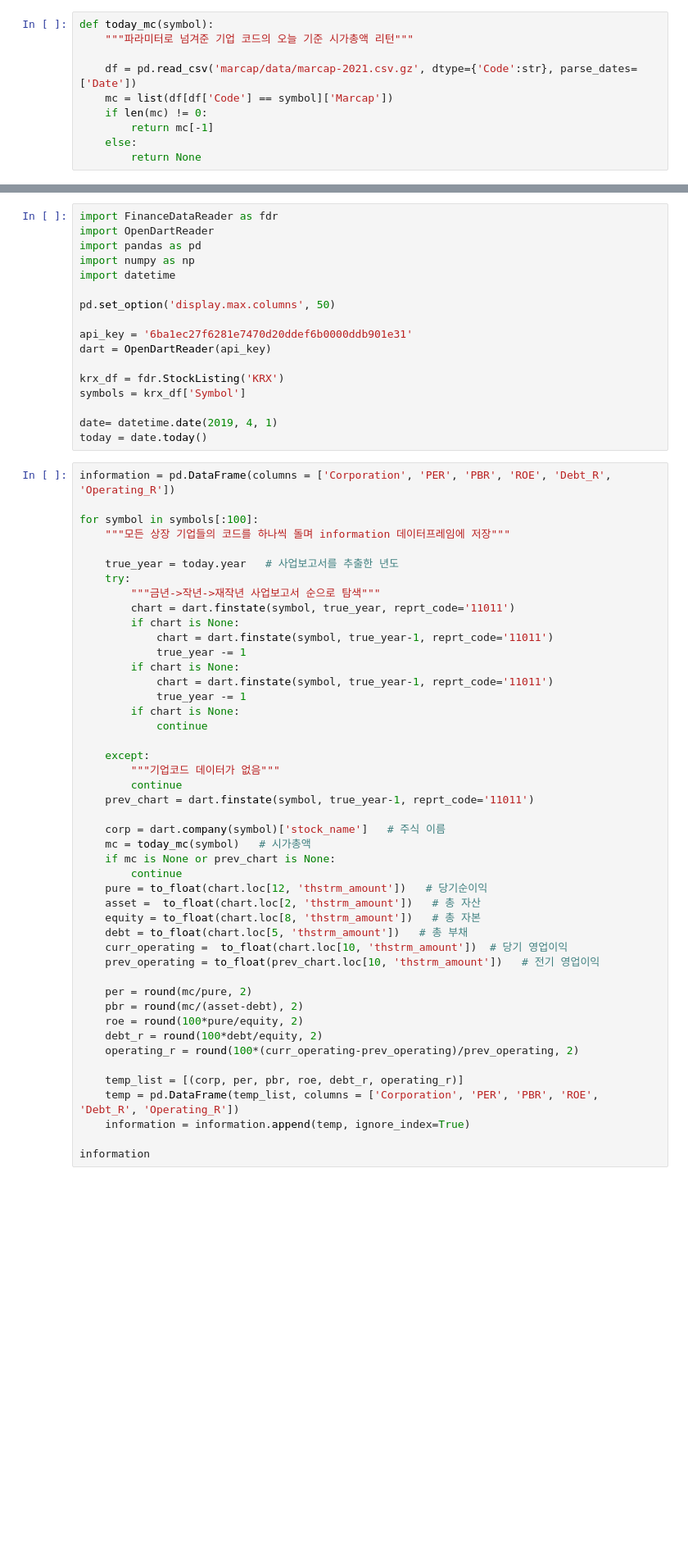
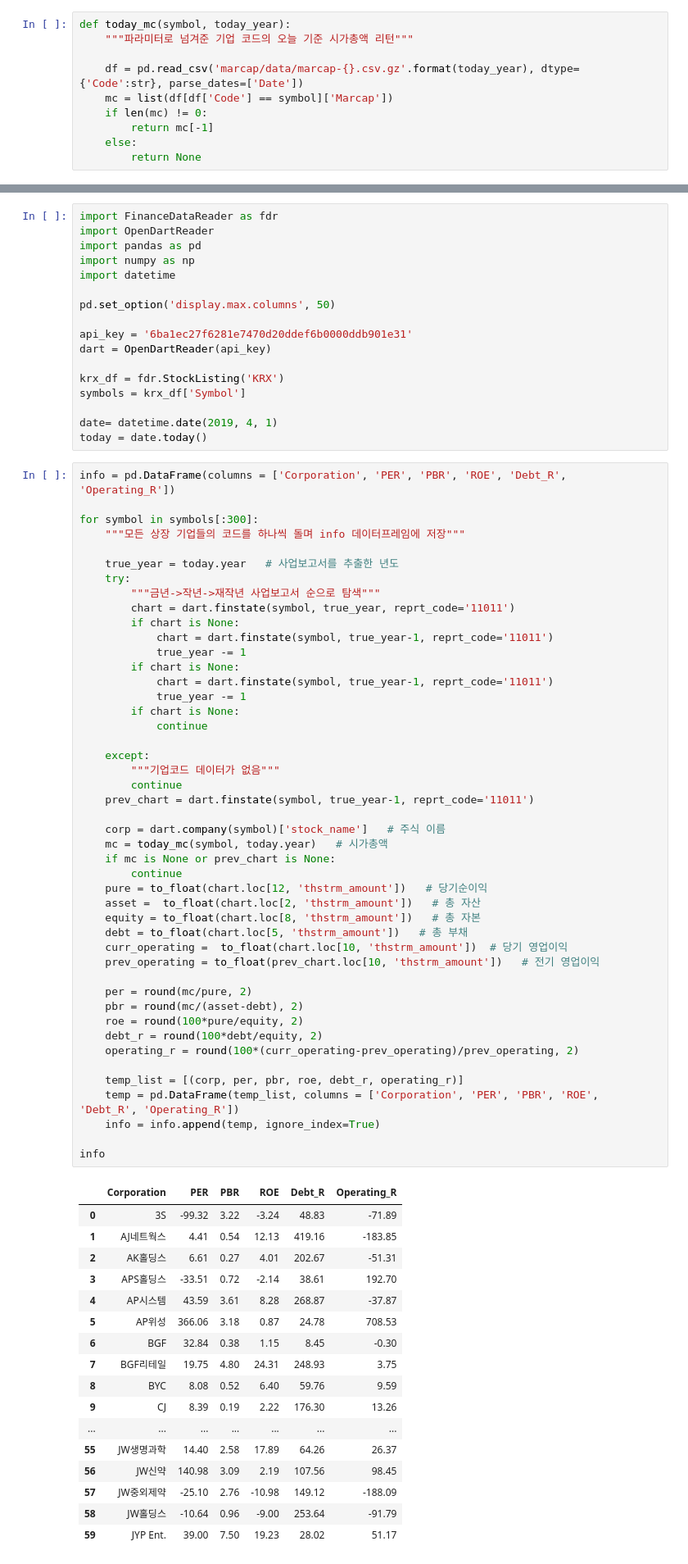
Before and after one commit to kmlee78/MachineLearning_Basic, a Jupyter notebook: Quantitative_Analysis/Investment_Strategy/Value_Investment.ipynb, the cells around one changed output, grey strips where cells are left out. Shown at 82% size. Saved outputs shown, nothing was run; the diff lists cells and outputs as text; blank space fills up the shorter version.

```diff
--- a/Quantitative_Analysis/Investment_Strategy/Value_Investment.ipynb
+++ b/Quantitative_Analysis/Investment_Strategy/Value_Investment.ipynb
@@ -3,10 +3,10 @@
 # %% [output]
 fatal: destination path 'marcap' already exists and is not an empty directory.
 # %%
-def today_mc(symbol):
+def today_mc(symbol, today_year):
     """파라미터로 넘겨준 기업 코드의 오늘 기준 시가총액 리턴"""
 
-    df = pd.read_csv('marcap/data/marcap-2021.csv.gz', dtype={'Code':str}, parse_dates=['Date'])
+    df = pd.read_csv('marcap/data/marcap-{}.csv.gz'.format(today_year), dtype={'Code':str}, parse_dates=['Date'])
     mc = list(df[df['Code'] == symbol]['Marcap'])
     if len(mc) != 0:
         return mc[-1]
@@ -39,10 +39,10 @@ symbols = krx_df['Symbol']
 date= datetime.date(2019, 4, 1)
 today = date.today()
 # %%
-information = pd.DataFrame(columns = ['Corporation', 'PER', 'PBR', 'ROE', 'Debt_R', 'Operating_R'])
+info = pd.DataFrame(columns = ['Corporation', 'PER', 'PBR', 'ROE', 'Debt_R', 'Operating_R'])
 
-for symbol in symbols[:100]:
-    """모든 상장 기업들의 코드를 하나씩 돌며 information 데이터프레임에 저장"""
+for symbol in symbols[:300]:
+    """모든 상장 기업들의 코드를 하나씩 돌며 info 데이터프레임에 저장"""
 
     true_year = today.year   # 사업보고서를 추출한 년도
     try:
@@ -54,33 +54,51 @@ for symbol in symbols[:100]:
         if chart is None:
             chart = dart.finstate(symbol, true_year-1, reprt_code='11011')
             true_year -= 1
         if chart is None:
             continue
 
     except:
         """기업코드 데이터가 없음"""
         continue
     prev_chart = dart.finstate(symbol, true_year-1, reprt_code='11011')
 
     corp = dart.company(symbol)['stock_name']   # 주식 이름
-    mc = today_mc(symbol)   # 시가총액
+    mc = today_mc(symbol, today.year)   # 시가총액
     if mc is None or prev_chart is None:
         continue
     pure = to_float(chart.loc[12, 'thstrm_amount'])   # 당기순이익
     asset =  to_float(chart.loc[2, 'thstrm_amount'])   # 총 자산
     equity = to_float(chart.loc[8, 'thstrm_amount'])   # 총 자본
     debt = to_float(chart.loc[5, 'thstrm_amount'])   # 총 부채
     curr_operating =  to_float(chart.loc[10, 'thstrm_amount'])  # 당기 영업이익
     prev_operating = to_float(prev_chart.loc[10, 'thstrm_amount'])   # 전기 영업이익
 
     per = round(mc/pure, 2)
     pbr = round(mc/(asset-debt), 2)
     roe = round(100*pure/equity, 2)
     debt_r = round(100*debt/equity, 2)
     operating_r = round(100*(curr_operating-prev_operating)/prev_operating, 2)
 
     temp_list = [(corp, per, pbr, roe, debt_r, operating_r)]
     temp = pd.DataFrame(temp_list, columns = ['Corporation', 'PER', 'PBR', 'ROE', 'Debt_R', 'Operating_R'])
-    information = information.append(temp, ignore_index=True)
+    info = info.append(temp, ignore_index=True)
 
-information
+info
+# %% [output]
+|  | Corporation | PER | PBR | ROE | Debt_R | Operating_R |
+| 0 | 3S | -99.32 | 3.22 | -3.24 | 48.83 | -71.89 |
+| 1 | AJ네트웍스 | 4.41 | 0.54 | 12.13 | 419.16 | -183.85 |
+| 2 | AK홀딩스 | 6.61 | 0.27 | 4.01 | 202.67 | -51.31 |
+| 3 | APS홀딩스 | -33.51 | 0.72 | -2.14 | 38.61 | 192.70 |
+| 4 | AP시스템 | 43.59 | 3.61 | 8.28 | 268.87 | -37.87 |
+| 5 | AP위성 | 366.06 | 3.18 | 0.87 | 24.78 | 708.53 |
+| 6 | BGF | 32.84 | 0.38 | 1.15 | 8.45 | -0.30 |
+| 7 | BGF리테일 | 19.75 | 4.80 | 24.31 | 248.93 | 3.75 |
+| 8 | BYC | 8.08 | 0.52 | 6.40 | 59.76 | 9.59 |
+| 9 | CJ | 8.39 | 0.19 | 2.22 | 176.30 | 13.26 |
+| ... | ... | ... | ... | ... | ... | ... |
+| 55 | JW생명과학 | 14.40 | 2.58 | 17.89 | 64.26 | 26.37 |
+| 56 | JW신약 | 140.98 | 3.09 | 2.19 | 107.56 | 98.45 |
+| 57 | JW중외제약 | -25.10 | 2.76 | -10.98 | 149.12 | -188.09 |
+| 58 | JW홀딩스 | -10.64 | 0.96 | -9.00 | 253.64 | -91.79 |
+| 59 | JYP Ent. | 39.00 | 7.50 | 19.23 | 28.02 | 51.17 |
```
Also changed, not shown: parts of 1 cell of this notebook, 3 other files.
